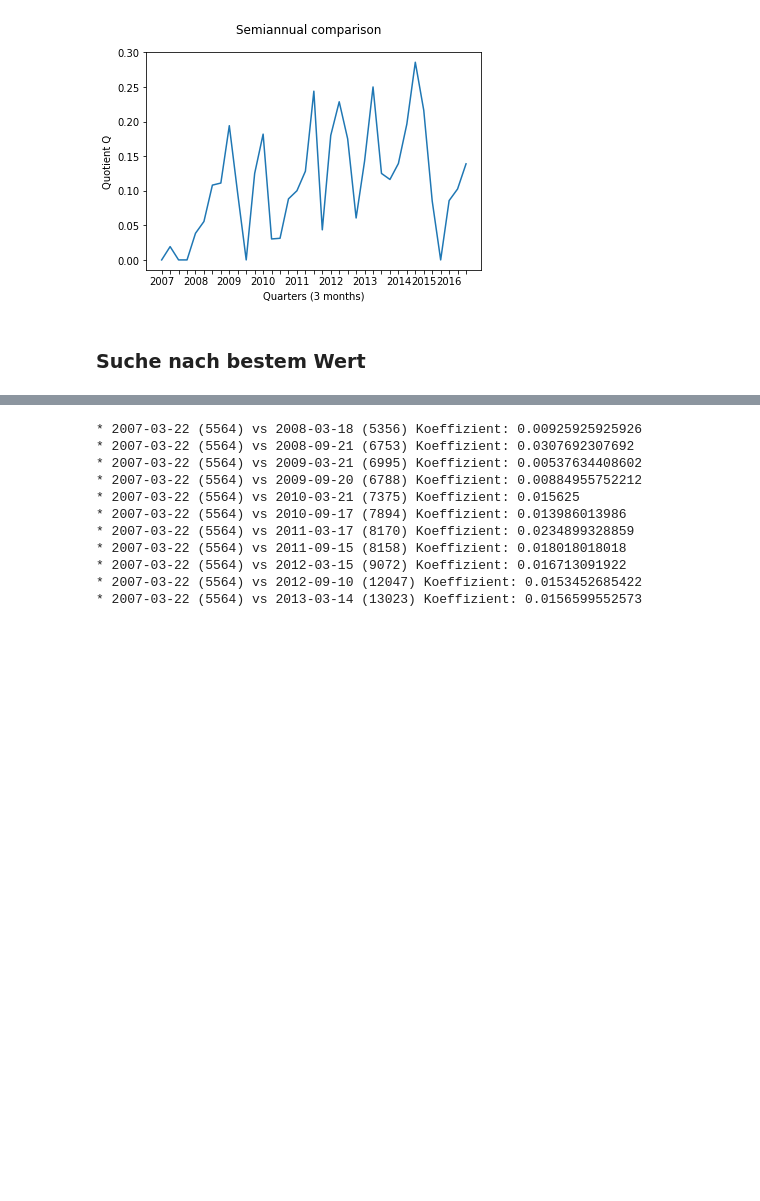
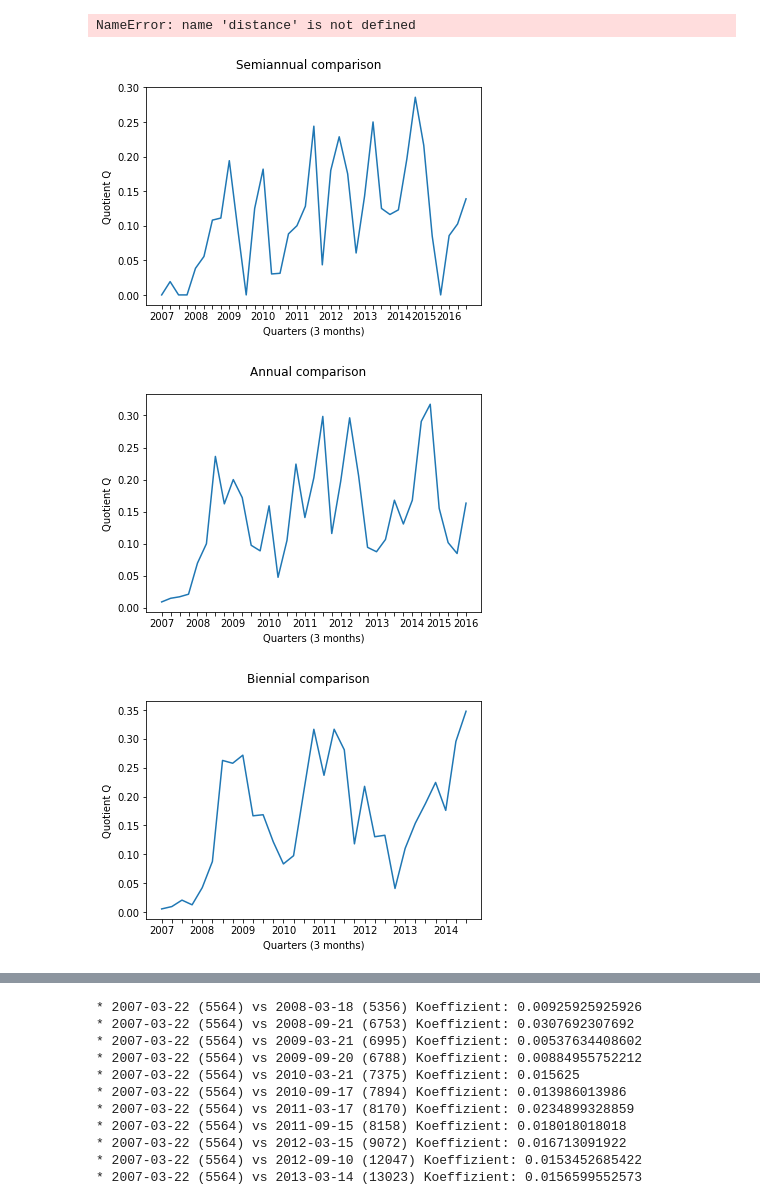
Before and after one commit to jwalden/vulture-replication, a Jupyter notebook: notebooks/Results-semiannual-regression.ipynb, the cells around one changed output, grey strips where cells are left out. Drawn from its saved outputs; the diff is of its cells as text; code cells hidden in the pictures; blank space fills up the shorter version.

```diff
--- a/notebooks/Results-semiannual-regression.ipynb
+++ b/notebooks/Results-semiannual-regression.ipynb
@@ -6,14 +20,15 @@ import matplotlib.pyplot as plt
 import numpy as np
 import os
 
+from prettytable import PrettyTable
 from imports.matrix_helper import MatrixHelper
 from imports.prediction_helper import PredictionHelper
 
 matrix_helper = MatrixHelper()
 
-quarter_between_matrices = 2
-quotient_list = []
-date_list = []
+distances = [(2, 'Semiannual'), (4, 'Annual'), (8, 'Biennial')]
+quotient_lists = {}
+date_lists = {}
 
 # get all regression file names from semiannual directory
 all_files = os.listdir("data/semiannual_matrices")
@@ -41,7 +56,7 @@ def predict_and_validate(matrices, validation_matrices):
 
     return (f / f_opt)
 
-def compare_files(training_file, validaiton_file):
+def compare_files(training_file, validaiton_file, name):
     file_date = training_file.split('_', 3)[3].split('.', 1)[0]
     validation_date = validaiton_file.split('_', 3)[3].split('.', 1)[0]
 
@@ -49,34 +64,51 @@ def compare_files(training_file, validaiton_file):
     validation_matrices = matrix_helper.load_from_parse('data/semiannual_matrices/' + validaiton_file)
 
     quotient = predict_and_validate(matrices, validation_matrices)
-    quotient_list.append(quotient)
+    quotient_lists[name].append(quotient)
 
-    if file_date.split('-', 2)[0] not in date_list:
-        date_list.append(file_date.split('-', 2)[0])
+    if file_date.split('-', 2)[0] not in date_lists[name]:
+        date_lists[name].append(file_date.split('-', 2)[0])
     else:
-        date_list.append('')
+        date_lists[name].append('')
 
-    print('* {} ({}) vs {} ({}) Koeffizient: {}'.format(file_date, matrices[0].shape[0], validation_date, validation_matrices[0].shape[0], quotient))
+#    print('* {} ({}) vs {} ({}) Koeffizient: {}'.format(file_date, matrices[0].shape[0], validation_date, validation_matrices[0].shape[0], quotient))
+
+for quarter_between_matrices, name in distances:
+    quotient_lists[name] = []
+    date_lists[name] = []
+
+    # loop trough pairs of matrices with the specified distance
+    for i in range(len(file_list) - quarter_between_matrices):
+        print '{:20}: {:2}/{:2}\r'.format(name, i+1, len(file_list) - quarter_between_matrices),
+        training_file = file_list[i]
+        validaiton_file = file_list[i + quarter_between_matrices]
+        compare_files(training_file, validaiton_file, name)
+    print
 
 
-# loop trough pairs of matrices with the specified distance
-for i in range(len(file_list) - quarter_between_matrices):
-    training_file = file_list[i]
-    validaiton_file = file_list[i + quarter_between_matrices]
-    compare_files(training_file, validaiton_file)
+# Plot quotient vs. quarters
+for quarter_between_matrices, name in distances:
+    figure = plt.figure()
 
-# Print
-print()
-print('Average: {}, Max: {}'.format(sum(quotient_list) / float(len(quotient_list)), max(quotient_list)))
+    plt.xticks(range(len(date_lists[name])), date_lists[name])
+    plt.xlabel('Quarters (3 months)')
+    plt.ylabel('Quotient Q')
+    figure.suptitle('{} comparison'.format(name))
+    plt.plot(range(len(date_lists[name])), quotient_lists[name])
 
-# Plot quotient vs. quarters
-figure = plt.figure()
+    figure.savefig('outputs/{}-incl.pdf'.format(name.lower()))
 
-plt.xticks(range(len(date_list)), date_list)
-plt.xlabel('Quarters (3 months)')
-plt.ylabel('Quotient Q')
-figure.suptitle('Semiannual comparison')
-quotient, = plt.plot(range(len(date_list)), quotient_list)
 
-figure.savefig('outputs/semiannual-incl.pdf')
+# print
+print('==================================')
+table = PrettyTable(['Distance', 'Quotient avg', 'Quotient max'])
+table.align["Distance"] = "l"
+
+for quarter_between_matrices, name in distances:
+    quotient_average = '{:.2f}'.format(sum(quotient_lists[name]) / float(len(quotient_lists[name])))
+    quotient_max = '{:.3f}'.format(max(quotient_lists[name]))
+
+    table.add_row([name, quotient_average, quotient_max])
+print(table)
+print('==================================')
 # %% [output]
@@ -100,3 +119,4 @@ Average: 0.11141129893, Max: 0.285714285714
+NameError: name 'distance' is not defined
-[figure, old version]
+[figure, new version]
+[figure, added]
+[figure, added]
-# %% [markdown]
-### Suche nach bestem Wert
```
Also changed, not shown: parts of 4 cells of this notebook, 9 other files.
